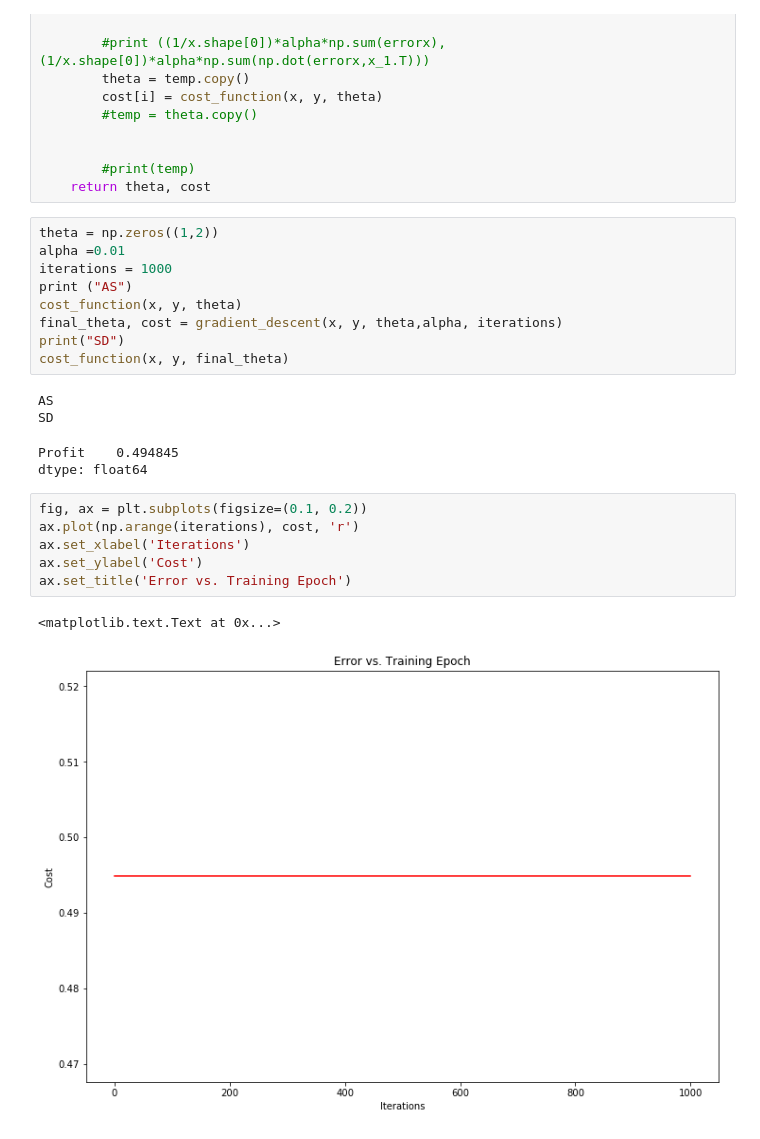
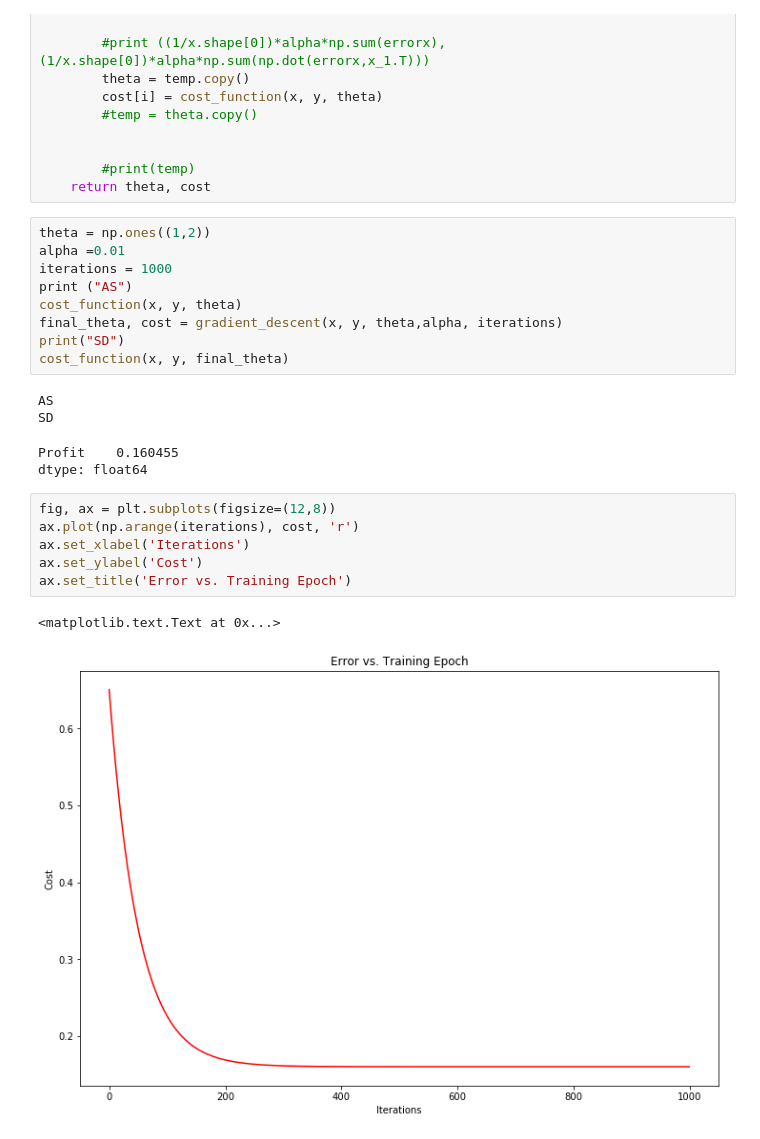
Before and after one commit to bakszero/Retro, a Jupyter notebook: LinearRegression.ipynb, the cells around one changed output. Cells and saved outputs as stored; diff of their text form.

```diff
--- a/LinearRegression.ipynb
+++ b/LinearRegression.ipynb
@@ -119,7 +119,7 @@ def gradient_descent(x,y, theta, alpha, iterations):
         #print(temp)
     return theta, cost
 # %%
-theta = np.zeros((1,2))
+theta = np.ones((1,2))
 alpha =0.01
 iterations = 1000
 print ("AS")
@@ -130,14 +130,14 @@ cost_function(x, y, final_theta)
 # %% [output]
 AS
 SD
-Profit    0.494845
+Profit    0.160455
 dtype: float64
 # %%
-fig, ax = plt.subplots(figsize=(0.1, 0.2))
+fig, ax = plt.subplots(figsize=(12,8))
 ax.plot(np.arange(iterations), cost, 'r')
 ax.set_xlabel('Iterations')
 ax.set_ylabel('Cost')
 ax.set_title('Error vs. Training Epoch')
 # %% [output]
 <matplotlib.text.Text at 0x...>
-[figure, old version]
+[figure, new version]
```
